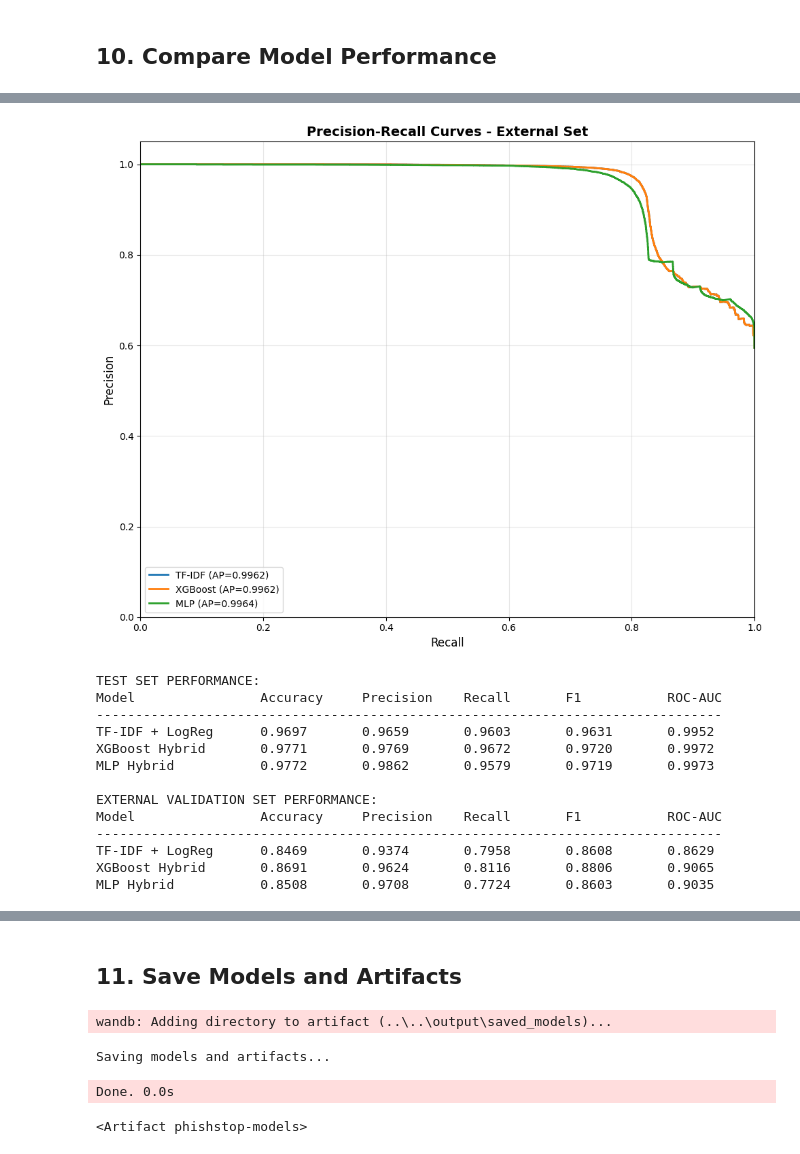
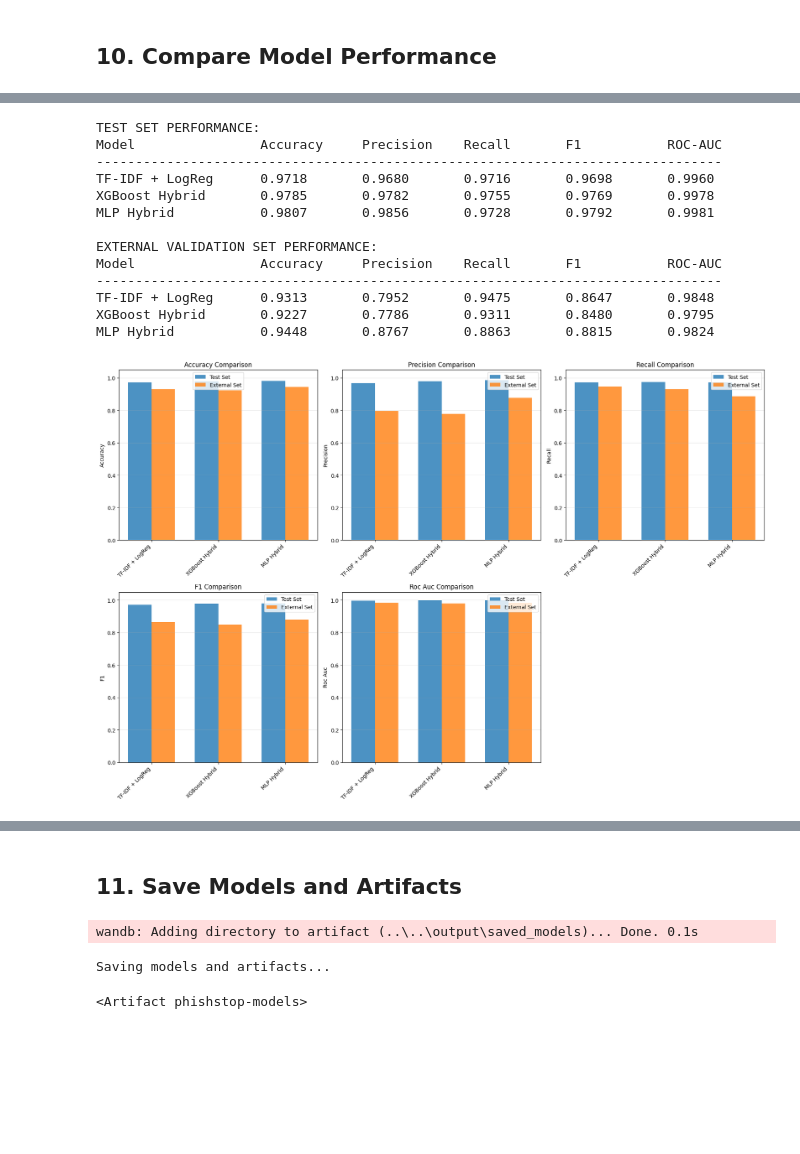
Before and after one commit to Latandu/PhishStop, a Jupyter notebook: app/models/train_models_with_wandb.ipynb, the cells around one changed output, grey strips where cells are left out. Cells and saved outputs as stored; diff of their text form; code cells hidden in the pictures; blank space fills up the shorter version.

```diff
--- a/app/models/train_models_with_wandb.ipynb
+++ b/app/models/train_models_with_wandb.ipynb
@@ -162,12 +161,12 @@ print("Creating dataset splits...")
 
 # External validation set: CEAS-08 and Enron-DKIM
 external_df = df.filter(
-    (pl.col("source") == "csv_misc/CEAS-08.csv") | (pl.col("source") == "phishing-nigerian")
+    (pl.col("source") == "csv_misc/TREC-06.csv") | (pl.col("source") == "phishing-2021")
 )
 
 # Training pool: everything else
 train_pool_df = df.filter(
-    (pl.col("source") != "csv_misc/CEAS-08.csv") & (pl.col("source") != "phishing-nigerian")
+    (pl.col("source") != "csv_misc/TREC-06.csv") & (pl.col("source") != "phishing-2021")
 )
 
 print(f"Training pool: {len(train_pool_df):,}")
@@ -761,13 +794,8 @@ with torch.no_grad():
         logits = mlp_model(embeddings, features).squeeze()
         probs = torch.sigmoid(logits)
 
-        # Handle both batch and single samples
-        if probs.dim() == 0:
-            test_probs.append(probs.cpu().item())
-            test_labels.append(labels.item())
-        else:
-            test_probs.extend(probs.cpu().numpy())
-            test_labels.extend(labels.numpy())
+        test_probs.extend(probs.cpu().numpy())
+        test_labels.extend(labels.numpy())
 
 test_probs = np.array(test_probs)
 test_labels = np.array(test_labels)
@@ -804,13 +832,8 @@ with torch.no_grad():
         logits = mlp_model(embeddings, features).squeeze()
         probs = torch.sigmoid(logits)
 
-        # Handle both batch and single samples
-        if probs.dim() == 0:
-            ext_probs.append(probs.cpu().item())
-            ext_labels.append(labels.item())
-        else:
-            ext_probs.extend(probs.cpu().numpy())
-            ext_labels.extend(labels.numpy())
+        ext_probs.extend(probs.cpu().numpy())
+        ext_labels.extend(labels.numpy())
 
 ext_probs = np.array(ext_probs)
 ext_labels = np.array(ext_labels)
@@ -880,7 +903,6 @@ MLP External Set Metrics:
 # %% [markdown]
 ## 10. Compare Model Performance
 # %%
-# Create comprehensive comparison
 comparison_data = {
     'TF-IDF + LogReg': {
         'test': tfidf_test_metrics,
@@ -902,11 +924,6 @@ from sklearn.metrics import precision_recall_curve, average_precision_score
 tfidf_precision_test, tfidf_recall_test, _ = precision_recall_curve(y_test, y_proba_test)
 xgb_precision_test, xgb_recall_test, _ = precision_recall_curve(y_test, xgb_clf.predict_proba(X_xgb_test)[:, 1])
 mlp_precision_test, mlp_recall_test, _ = precision_recall_curve(test_labels, test_probs)
-
-tfidf_precision_ex, tfidf_recall_ex, _ = precision_recall_curve(y_external, y_proba_ext)
-xgb_precision_ex, xgb_recall_ex, _ = precision_recall_curve(y_external, xgb_clf.predict_proba(X_xgb_external)[:, 1])
-mlp_precision_ex, mlp_recall_ex, _ = precision_recall_curve(ext_labels, ext_probs)
-
 
 # Calculate average precision
 tfidf_ap = average_precision_score(y_test, y_proba_test)
@@ -931,22 +948,7 @@ wandb.log({"comparison/pr_curves": wandb.Image(fig)})
 plt.show()
 plt.close()
 
-fig, ax = plt.subplots(figsize=(10, 8))
-ax.plot(tfidf_recall_ex, tfidf_precision_ex, label=f'TF-IDF (AP={tfidf_ap:.4f})', linewidth=2)
-ax.plot(xgb_recall_ex, xgb_precision_ex, label=f'XGBoost (AP={xgb_ap:.4f})', linewidth=2)
-ax.plot(mlp_recall_ex, mlp_precision_ex, label=f'MLP (AP={mlp_ap:.4f})', linewidth=2)
-ax.set_xlabel('Recall', fontsize=12)
-ax.set_ylabel('Precision', fontsize=12)
-ax.set_title('Precision-Recall Curves - External Set', fontsize=14, fontweight='bold')
-ax.legend(loc='lower left', fontsize=10)
-ax.grid(alpha=0.3)
-ax.set_xlim([0, 1])
-ax.set_ylim([0, 1.05])
 
-plt.tight_layout()
-wandb.log({"comparison/pr_curves": wandb.Image(fig)})
-plt.show()
-plt.close()
 
 # Test set comparison
 print("\nTEST SET PERFORMANCE:")
@@ -986,44 +988,44 @@ for idx, metric in enumerate(metrics_to_plot):
     ax.bar(x + width/2, external_values, width, label='External Set', alpha=0.8)
 
     ax.set_ylabel(metric.replace('_', ' ').title())
     ax.set_title(f'{metric.replace("_", " ").title()} Comparison')
     ax.set_xticks(x)
     ax.set_xticklabels(models, rotation=45, ha='right')
     ax.legend()
     ax.set_ylim([0, 1.05])
     ax.grid(axis='y', alpha=0.3)
 
 # Remove extra subplot
 fig.delaxes(axes[1, 2])
 
 plt.tight_layout()
 wandb.log({"comparison/metrics_comparison": wandb.Image(fig)})
 plt.show()
 
 comparison_table_data = []
 for model_name, metrics in comparison_data.items():
     for split, split_metrics in metrics.items():
         row = [model_name, split] + [split_metrics[m] for m in ['accuracy', 'precision', 'recall', 'f1', 'roc_auc']]
         comparison_table_data.append(row)
 
 comparison_table = wandb.Table(
     columns=['Model', 'Split', 'Accuracy', 'Precision', 'Recall', 'F1', 'ROC-AUC'],
     data=comparison_table_data
 )
 wandb.log({"comparison/performance_table": comparison_table})
 # %% [output]
 [figure]
+TEST SET PERFORMANCE:
+Model                Accuracy     Precision    Recall       F1           ROC-AUC
+--------------------------------------------------------------------------------
+TF-IDF + LogReg      0.9718       0.9680       0.9716       0.9698       0.9960
+XGBoost Hybrid       0.9785       0.9782       0.9755       0.9769       0.9978
+MLP Hybrid           0.9807       0.9856       0.9728       0.9792       0.9981
+
+EXTERNAL VALIDATION SET PERFORMANCE:
+Model                Accuracy     Precision    Recall       F1           ROC-AUC
+--------------------------------------------------------------------------------
+TF-IDF + LogReg      0.9313       0.7952       0.9475       0.8647       0.9848
+XGBoost Hybrid       0.9227       0.7786       0.9311       0.8480       0.9795
+MLP Hybrid           0.9448       0.8767       0.8863       0.8815       0.9824
-[figure, old version]
+[figure, new version]
-TEST SET PERFORMANCE:
-Model                Accuracy     Precision    Recall       F1           ROC-AUC
---------------------------------------------------------------------------------
-TF-IDF + LogReg      0.9697       0.9659       0.9603       0.9631       0.9952
-XGBoost Hybrid       0.9771       0.9769       0.9672       0.9720       0.9972
-MLP Hybrid           0.9772       0.9862       0.9579       0.9719       0.9973
-
-EXTERNAL VALIDATION SET PERFORMANCE:
-Model                Accuracy     Precision    Recall       F1           ROC-AUC
---------------------------------------------------------------------------------
-TF-IDF + LogReg      0.8469       0.9374       0.7958       0.8608       0.8629
-XGBoost Hybrid       0.8691       0.9624       0.8116       0.8806       0.9065
-MLP Hybrid           0.8508       0.9708       0.7724       0.8603       0.9035
@@ -1053,7 +1054,8 @@ torch.save({
     'test_metrics': mlp_test_metrics,
     'external_metrics': mlp_external_metrics
 }, '../../output/saved_models/mlp_hybrid.pth')
-
+with open('../../output/saved_artifacts/svd_transformer.pkl', 'wb') as f:
+    pickle.dump(svd, f)
 # Save experiment configuration (no SVD)
 full_config = {
     'experiment_config': config,
@@ -1089,10 +1091,9 @@ artifact.add_dir('../../output/saved_models')
 artifact.add_file('../../output/saved_artifacts/experiment_config.json')
 wandb.log_artifact(artifact)
 # %% [output]
-wandb: Adding directory to artifact (..\..\output\saved_models)...
+wandb: Adding directory to artifact (..\..\output\saved_models)... Done. 0.1s
 Saving models and artifacts...
-Done. 0.0s
+<Artifact phishstop-models>
-<Artifact phishstop-models>
 # %%
 # Finish WandB run
 wandb.finish()
```
Also changed, not shown: parts of 12 cells of this notebook, 9 other files.
